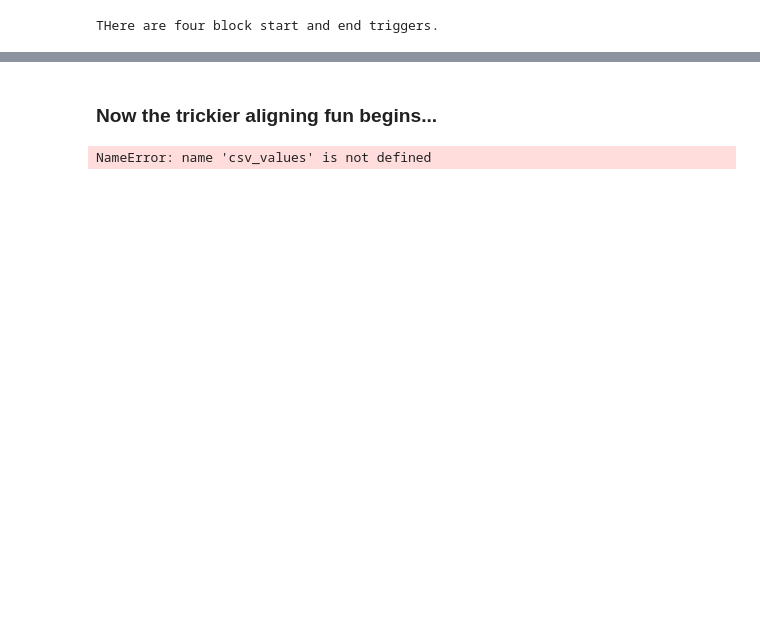
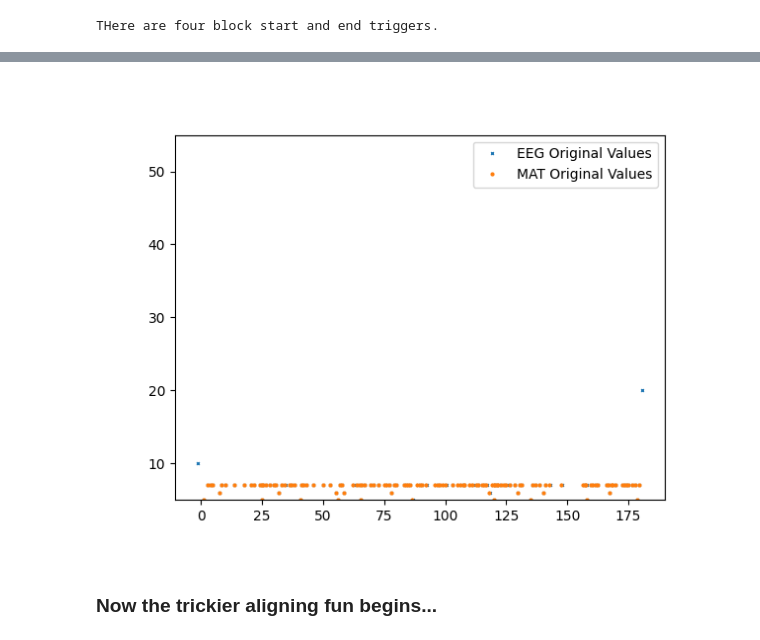
Before and after one commit to CCNHuntLab/coins-meg, a Jupyter notebook: analysis/debug_align-triggers.ipynb, the cells around one changed output, grey strips where cells are left out. Saved outputs shown, nothing was run; the diff lists cells and outputs as text; code cells hidden in the pictures; blank space fills up the shorter version.

```diff
--- a/analysis/debug_align-triggers.ipynb
+++ b/analysis/debug_align-triggers.ipynb
@@ -123,5 +126,5 @@ def extract_csv_events(blockData, block_i):
 # %%
-def extract_eeg_and_align_start(raw, all_events, eeg_block_times, block_i, csv_start_value):
+def extract_eeg_and_align_start(raw, all_events, eeg_block_times, block_i, py_start_value):
 
     #### ======== Extract EEG events for the specified block   ========== ####
 
@@ -131,13 +134,13 @@ def extract_eeg_and_align_start(raw, all_events, eeg_block_times, block_i, csv_s
 
     # Extract sample times and event codes for the current block
     eeg_times = raw.times[eegEvents[:, 0]]  # Convert sample indices to times in seconds
-    eeg_values = eegEvents[:, 2]            # Extract the event codes (values) for these events
+    eeg_vals = eegEvents[:, 2]            # Extract the event codes (values) for these events
 
     #### Align EEG time with csv times by setting the first matching event time to zero ####
 
-    tmpIdx = np.where(eeg_values == csv_start_value)[0] # gets the indices of elements of eeg_values that match csv_start_value
+    tmpIdx = np.where(eeg_vals == py_start_value)[0] # gets the indices of elements of eeg_vals that match py_start_value
     if len(tmpIdx) == 0:
-        raise ValueError("No matching event found in EEG for the specified csv_start_value.")
+        raise ValueError("No matching event found in EEG for the specified py_start_value.")
 
     # Get the first event in the EEG file which equals the first event of csv file
     # and get the time (in eeg recording) when it happened
@@ -151,7 +154,7 @@ def extract_eeg_and_align_start(raw, all_events, eeg_block_times, block_i, csv_s
     eegStartSample = raw.time_as_index(eeg_block_times['bordersInSecs'][block_i-1, 0])[0] # time_as_index coverts seconds to indices, accounting for srate
     eegEndSample = raw.time_as_index(eeg_block_times['bordersInSecs'][block_i-1, 1])[0] # both lines return an array of a single element, but we need [0] anyway to extract the element
 
-    return eeg_times, eeg_values, eegStartTimeOffset, eegStartSample, eegEndSample
+    return eeg_times, eeg_vals, eegStartTimeOffset, eegStartSample, eegEndSample
 # %%
 # Load in EEG data and wrangle the events a bit
 
@@ -176,7 +173,9 @@ csv_times, csv_values, csv_start_value, csv_trigIndex_trigSpace, csv_trigIndex_b
+# %%
+py_times, py_vals, py_start_value, py_trigIndex_trigSpace, py_trigIndex_blockSpace = extract_py_events(blockData, 1)
 # %%
 ## Now the EEG triggers
 eeg_block_times = calculate_block_times(raw, all_events)
 # %% [output]
 THere are four block start and end triggers.
 # %%
-eeg_times, eeg_values, eegStartTimeOffset, eegStartSample, eegEndSample = extract_eeg_and_align_start(raw, all_events, eeg_block_times, block_i, csv_start_value)
+eeg_times, eeg_vals, eegStartTimeOffset, eegStartSample, eegEndSample = extract_eeg_and_align_start(raw, all_events, eeg_block_times, block_i, py_start_value)
@@ -240,0 +182,6 @@ print('trig_df_eeg length leaving add_dropped_triggers is ', len(trig_df_eeg))''
+# %%
+## Save a copy before working on it
+eeg_times_orig = eeg_times.copy()
+eeg_vals_orig = eeg_vals.copy()
+py_times_orig = py_times.copy()
+py_vals_orig = py_vals.copy()
@@ -241,3 +194,27 @@ print('trig_df_eeg length leaving add_dropped_triggers is ', len(trig_df_eeg))''
+# %%
+# visualise to see where problems lie first before aligning triggers
+%matplotlib widget
+import matplotlib.pyplot as plt
+
+# Create the figure
+plt.figure()
+
+# Plot eegTimesOrig and eegValuesOrig with 'x' marker
+plt.plot(eeg_times_orig, eeg_vals_orig, 'x', label='EEG Original Values', markersize=2)
+
+# Hold on and plot matTimesOrig and matValuesOrig with 'o' marker
+plt.plot(py_times_orig, py_vals_orig, 'o', label='MAT Original Values', markersize=2)
+
+# Set y-axis limits
+plt.ylim([5, 55])
+
+# Show legend
+plt.legend()
+
+# Show plot
+plt.show()
+# %% [output]
+[figure, added]
 # %% [markdown]
 ### Now the trickier aligning fun begins...
 # %%
@@ -255,6 +232 @@ eeg_times = eeg_times[~toremove]
-# %%
-for csv_idx in enumerate(csv_values):
-    print(csv_idx)
-# %% [output]
-NameError: name 'csv_values' is not defined
 # %%
```
Also changed, not shown: parts of 16 cells of this notebook.
